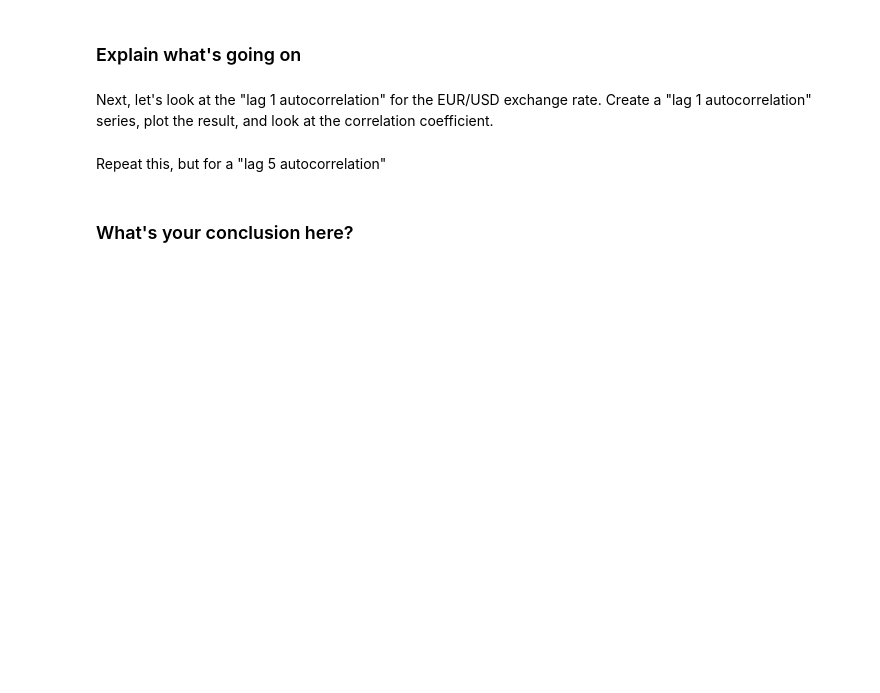
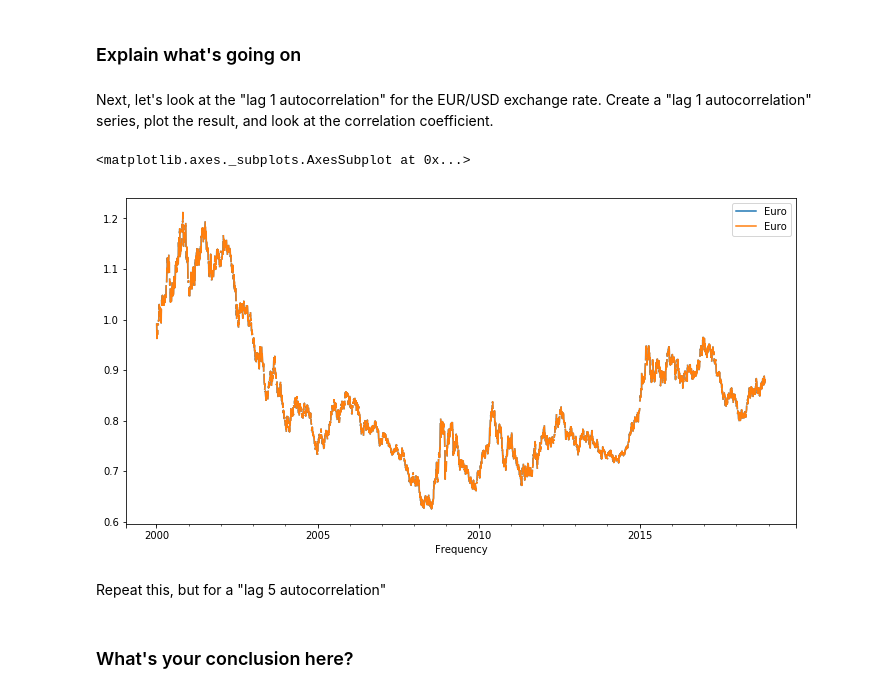
Before and after one commit to briansrebrenik/dsc-3-26-05-correlation-and-autocorrelation-in-time-series-lab-nyc-career-ds-102218, a Jupyter notebook: index.ipynb, the cells around one changed output. Drawn from its saved outputs; the diff is of its cells as text; code cells hidden in the pictures; blank space fills up the shorter version.

```diff
--- a/index.ipynb
+++ b/index.ipynb
@@ -74,3 +81,4 @@ plt.show()
 Next, let's look at the "lag 1 autocorrelation" for the EUR/USD exchange rate. Create a "lag 1 autocorrelation" series, plot the result, and look at the correlation coefficient.
 # %%
 # your code here
+eur = df[['Euro']]
@@ -79,3 +85,11 @@ Next, let's look at the "lag 1 autocorrelation" for the EUR/USD exchange rate. C
+# %%
+# your code here
+eur_lag_1 = eur.shift(periods=1)
+lag_1 = pd.concat([eur, eur_lag_1], axis=1)
+lag_1.plot(figsize=(12,6))
+# %% [output]
+<matplotlib.axes._subplots.AxesSubplot at 0x...>
+[figure, added]
 # %%
 # your code here
 # %% [markdown]
```
Also changed, not shown: parts of 4 cells of this notebook.
